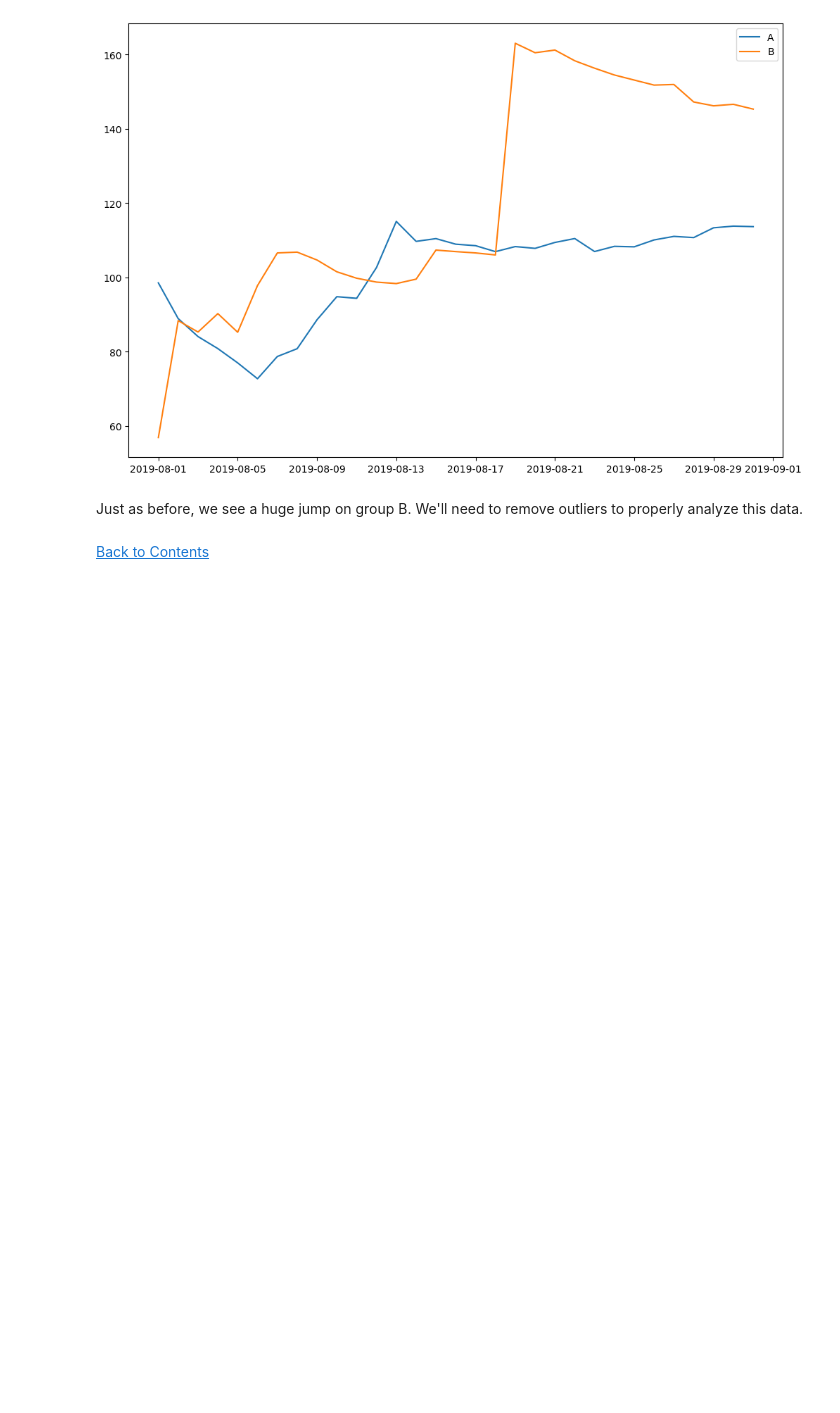
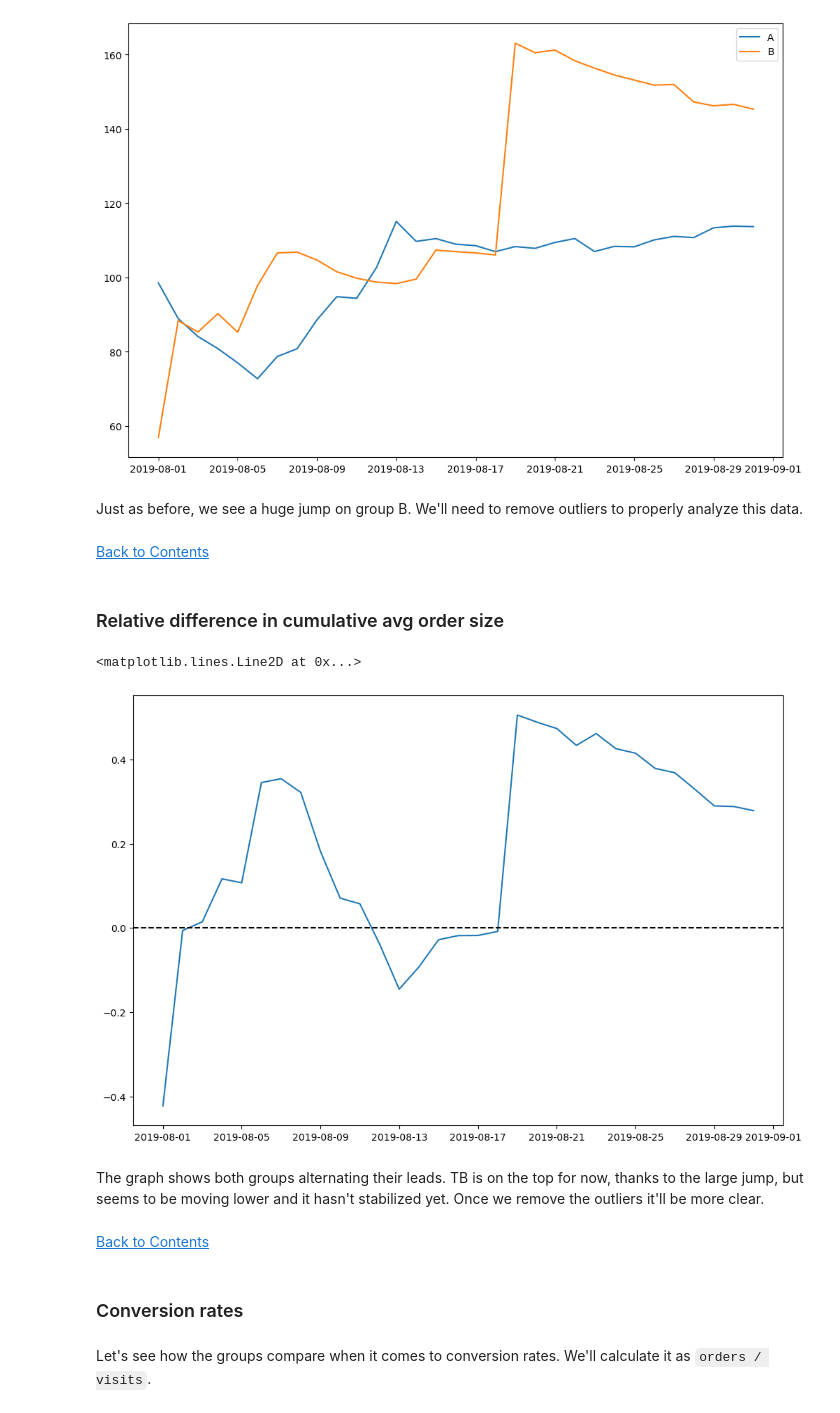
Before and after one commit to Silverscale/Tripleten-A-B-testing, a Jupyter notebook: A_B_testing.ipynb, the cells around one changed output. Saved outputs shown, nothing was run; the diff lists cells and outputs as text; code cells hidden in the pictures; blank space fills up the shorter version.

Commit message:
Relative Difference AND Conversion rate

```diff
--- a/A_B_testing.ipynb
+++ b/A_B_testing.ipynb
@@ -342,7 +342,7 @@ def get_group(col):
 datesGroups = visits[['date', 'group']]
 
 # Calculate the cumulative values per day for each group
-cumulativeOrders = datesGroups.apply(
+cumulativeData = datesGroups.apply(
     lambda x: orders[
         np.logical_and(
             orders['date'] <= x['date'],
@@ -359,10 +359,10 @@ cumulativeOrders = datesGroups.apply(
     ),
     axis=1
 ).sort_values(by=['date', 'group'])
-cumulativeOrders.columns = ['date', 'group', 'orders', 'visitors', 'revenue']
+cumulativeData.columns = ['date', 'group', 'orders', 'visits', 'revenue']
 # %%
-cumulativeRevenueA = (cumulativeOrders.query('group == "A"'))[['date', 'revenue', 'orders']]
-cumulativeRevenueB = (cumulativeOrders.query('group == "B"'))[['date', 'revenue', 'orders']]
+cumulativeRevenueA = (cumulativeData.query('group == "A"'))[['date', 'revenue', 'orders']]
+cumulativeRevenueB = (cumulativeData.query('group == "B"'))[['date', 'revenue', 'orders']]
 # %%
 plt.figure(figsize=(12,8))
 plt.plot(cumulativeRevenueA['date'],
@@ -384,6 +384,9 @@ Group B appears to take the lead on revenue. The big jump suggests the presence
 ### Cumulative avg order size
 # %% [markdown]
 Now lets see how the average order size evolved during the test.
+# %%
+cumulativeRevenueA['avg_order_size'] = cumulativeRevenueA['revenue'] / cumulativeRevenueA['orders']
+cumulativeRevenueB['avg_order_size'] = cumulativeRevenueB['revenue'] / cumulativeRevenueB['orders']
 # %%
 plt.figure(figsize=(12,8))
 plt.plot(
@@ -404,3 +407,27 @@ plt.legend();
 Just as before, we see a huge jump on group B. We'll need to remove outliers to properly analyze this data.
 # %% [markdown]
 [Back to Contents](#back)
+# %% [markdown]
+### Relative difference in cumulative avg order size
+# %%
+cumulativeRevenue = cumulativeRevenueA.merge(
+    cumulativeRevenueB,
+    on=['date'],
+    suffixes=['A', 'B']
+)
+# %%
+plt.figure(figsize=(12,8))
+plt.plot(cumulativeRevenue['date'],
+         (cumulativeRevenue['avg_order_sizeB'] / cumulativeRevenue['avg_order_sizeA']) - 1)
+plt.axhline(y=0, color='black', linestyle='--')
+# %% [output]
+<matplotlib.lines.Line2D at 0x...>
+[figure, added]
+# %% [markdown]
+The graph shows both groups alternating their leads. TB is on the top for now, thanks to the large jump, but seems to be moving lower and it hasn't stabilized yet. Once we remove the outliers it'll be more clear.
+# %% [markdown]
+[Back to Contents](#back)
+# %% [markdown]
+### Conversion rates
+# %% [markdown]
+Let's see how the groups compare when it comes to conversion rates. We'll calculate it as `orders / visits`.
```
Also changed, not shown: parts of 8 cells of this notebook.
